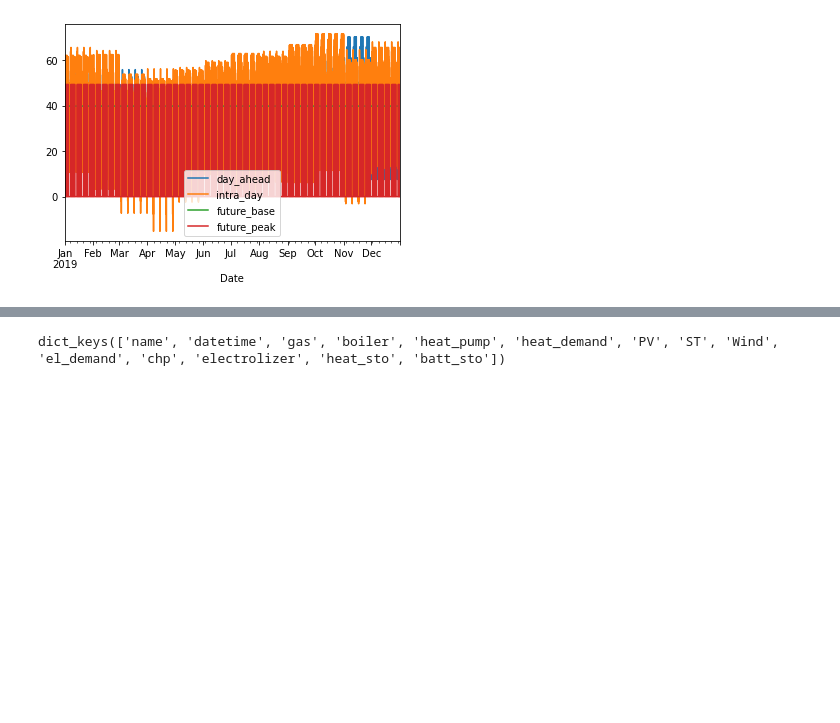
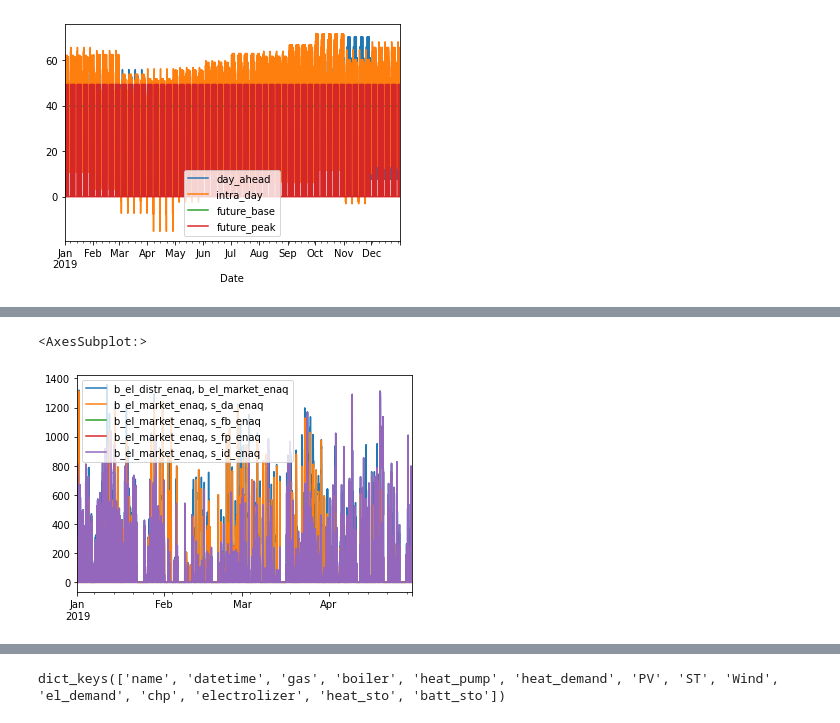
Before and after one commit to Fernando3161/DistrictsNetwork, a Jupyter notebook: model/model_test.ipynb, the cells around one changed output, grey strips where cells are left out. Drawn from its saved outputs; the diff is of its cells as text; code cells hidden in the pictures; blank space fills up the shorter version.

```diff
--- a/model/model_test.ipynb
+++ b/model/model_test.ipynb
@@ -225,0 +394,7 @@ if "heat_pump" in config.keys():
+# %%
+#marktes:
+cols = [c for c in results.columns if mlabel("b_el_market") in c]
+results[cols].plot()
+# %% [output]
+<AxesSubplot:>
+[figure, added]
```
Also changed, not shown: parts of 26 cells of this notebook, 6 other files.
